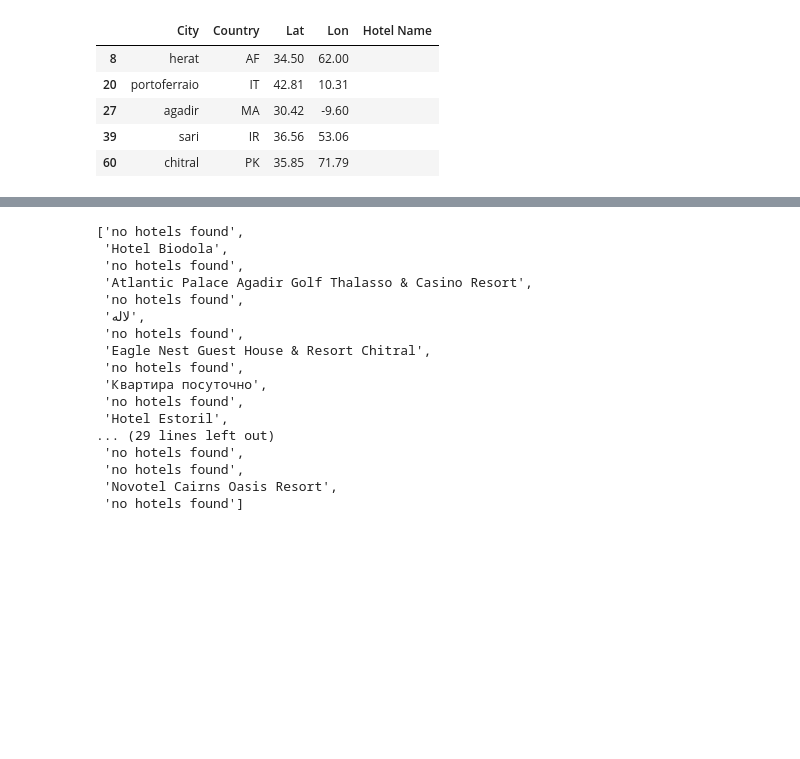
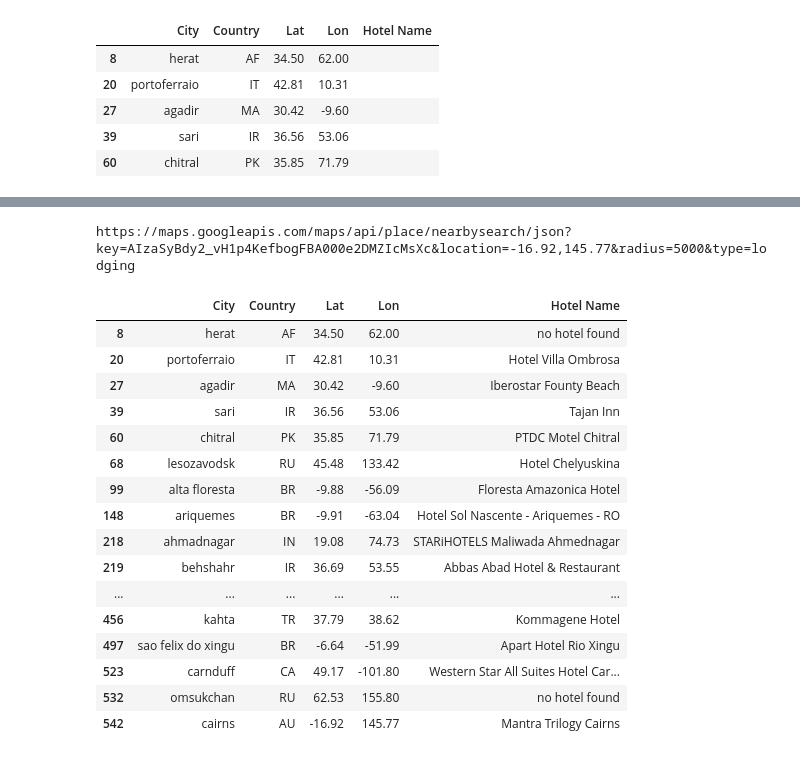
Before and after one commit to arerickson28/python-api-challenge, a Jupyter notebook: VacationPy/VacationPy.ipynb, the cells around one changed output, grey strips where cells are left out. Saved outputs shown, nothing was run; the diff lists cells and outputs as text; code cells hidden in the pictures; blank space fills up the shorter version.

```diff
--- a/VacationPy/VacationPy.ipynb
+++ b/VacationPy/VacationPy.ipynb
@@ -103,7 +103,7 @@ url = "https://maps.googleapis.com/maps/api/place/nearbysearch/json?"
 # https://maps.googleapis.com/maps/api/place/nearbysearch/json?key=[YOURAPIKEY]&location=-33.8670522,151.1957362&radius=5000&type=restaurant
 
 # counter = 0
-hotel_result = []
+# hotel_result = []
 
 # parameters{
 #     "radius":5000
@@ -123,21 +123,24 @@ for index, row in hotel_df.iterrows():
         time.sleep(1)
         response = requests.get(query_url).json()
 
-        hotel_name = response["results"][1]["name"]
+        hotel_name = response["results"][0]["name"]
         print(hotel_name)
 #         counter += 1
 
-        hotel_result.append(hotel_name)
+#         hotel_result.append(hotel_name)
 
-        hotel_df["Hotel Name"] = hotel_result
+        hotel_df.at[index,"Hotel Name"] = hotel_name
 
 
-    except :
-        print(f"No hotels found")
-        hotel_result.append("no hotels found")
-
+    except Exception as e:
+#         print(f"No hotels found")
+        hotel_df.at[index,"Hotel Name"] = "no hotel found"
+        print(e)
 # #     if counter == 5 :
 
 
 #         break
+
+
+hotel_df.head()
 # %% [output]
@@ -161,21 +170,25 @@ No hotels found
-# %%
-hotel_result
-# %% [output]
-['no hotels found',
- 'Hotel Biodola',
- 'no hotels found',
- 'Atlantic Palace Agadir Golf Thalasso & Casino Resort',
- 'no hotels found',
- 'لاله',
- 'no hotels found',
- 'Eagle Nest Guest House & Resort Chitral',
- 'no hotels found',
- 'Квартира посуточно',
- 'no hotels found',
- 'Hotel Estoril',
-... (29 lines left out)
- 'no hotels found',
- 'no hotels found',
- 'Novotel Cairns Oasis Resort',
- 'no hotels found']
+# %%
+print(query_url)
+# %% [output]
+https://maps.googleapis.com/maps/api/place/nearbysearch/json?key=AIzaSyBdy2_vH1p4KefbogFBA000e2DMZIcMsXc&location=-16.92,145.77&radius=5000&type=lodging
+# %%
+hotel_df
+# %% [output]
+|  | City | Country | Lat | Lon | Hotel Name |
+| 8 | herat | AF | 34.50 | 62.00 | no hotel found |
+| 20 | portoferraio | IT | 42.81 | 10.31 | Hotel Villa Ombrosa |
+| 27 | agadir | MA | 30.42 | -9.60 | Iberostar Founty Beach |
+| 39 | sari | IR | 36.56 | 53.06 | Tajan Inn |
+| 60 | chitral | PK | 35.85 | 71.79 | PTDC Motel Chitral |
+| 68 | lesozavodsk | RU | 45.48 | 133.42 | Hotel Chelyuskina |
+| 99 | alta floresta | BR | -9.88 | -56.09 | Floresta Amazonica Hotel |
+| 148 | ariquemes | BR | -9.91 | -63.04 | Hotel Sol Nascente - Ariquemes - RO |
+| 218 | ahmadnagar | IN | 19.08 | 74.73 | STARiHOTELS Maliwada Ahmednagar |
+| 219 | behshahr | IR | 36.69 | 53.55 | Abbas Abad Hotel & Restaurant |
+| ... | ... | ... | ... | ... | ... |
+| 456 | kahta | TR | 37.79 | 38.62 | Kommagene Hotel |
+| 497 | sao felix do xingu | BR | -6.64 | -51.99 | Apart Hotel Rio Xingu |
+| 523 | carnduff | CA | 49.17 | -101.80 | Western Star All Suites Hotel Car... |
+| 532 | omsukchan | RU | 62.53 | 155.80 | no hotel found |
+| 542 | cairns | AU | -16.92 | 145.77 | Mantra Trilogy Cairns |
 # %%
```
Also changed, not shown: parts of 5 cells of this notebook.
